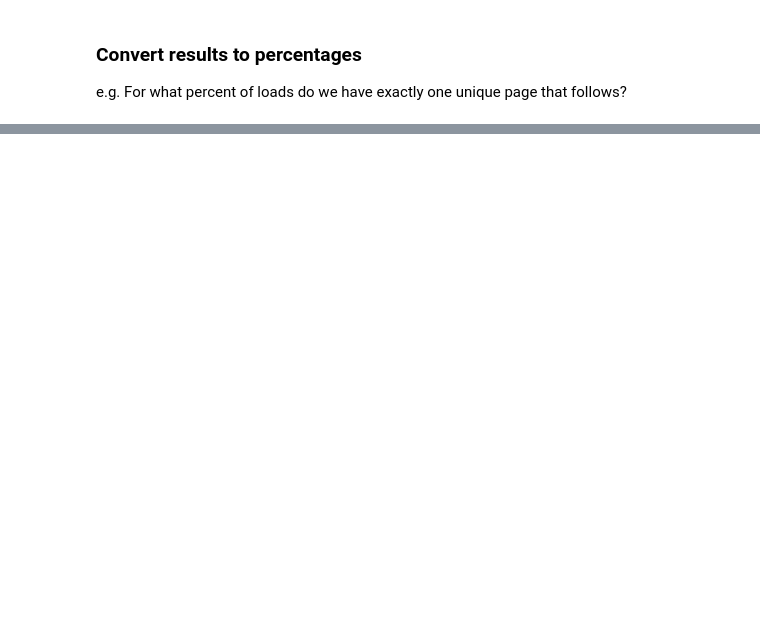
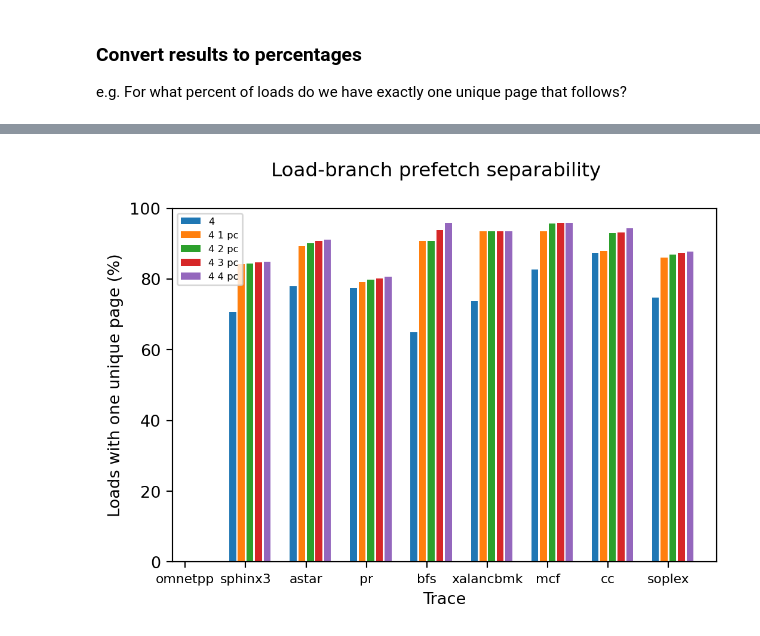
Before and after one commit to cmolder/voyager-analysis, a Jupyter notebook: 20220110-loadbranch-corr.ipynb, the cells around one changed output, grey strips where cells are left out. Saved outputs shown, nothing was run; the diff lists cells and outputs as text; code cells hidden in the pictures; blank space fills up the shorter version.

```diff
--- a/20220110-loadbranch-corr.ipynb
+++ b/20220110-loadbranch-corr.ipynb
@@ -113,0 +83,5 @@ for trace, res in results.items():
+# %%
+def trigger_str(trig):
+    l, b, bt = trig
+    s = f'{l} {b if b else ""} {bt if bt else ""}'
+    return s.rstrip()
@@ -113,0 +167,47 @@ for trace, res in results.items():
+# %%
+def plot_usefulness(results_pct, triggers):
+    fig, ax = plt.subplots(dpi=196)
+
+    for i, trace in enumerate(results_pct):
+        for j, trigger in enumerate(triggers):
+            if trigger not in results_pct[trace]:
+                continue
+            ax.bar(
+                i * (len(triggers) + 2) + j,
+                results_pct[trace][trigger][1] * 100.,
+                color = f'C{j}',
+            )
+
+    # Plot ticks, labels, legend, title
+    ntrace = len(results_pct)
+    ntrig = len(triggers)
+    ax.set_xticks(np.linspace(
+        (ntrig - 2) / 2,
+        ((ntrace - 1) * (ntrig + 2)) + (ntrig - 2) / 2,
+        ntrace
+    ))
+
+    ax.set_xticklabels(results_pct, fontsize=8)
+    ax.set_ylabel('Loads with one unique page (%)')
+    ax.set_xlabel('Trace')
+    ax.set_xlim(xmin=0)
+    ax.set_ylim(ymin=0, ymax=100)
+
+    lab = [trigger_str(t) for t in triggers]
+    ax.legend(lab, fontsize=6)
+
+    fig.suptitle(f'Load-branch prefetch separability')
+    plt.show()
+
+###
+TRIGGERS = [
+    (4, 0, None),
+    (4, 1, 'pc'),
+    (4, 2, 'pc'),
+    (4, 3, 'pc'),
+    (4, 4, 'pc')
+]
+
+plot_usefulness(results_pct, TRIGGERS)
+# %% [output]
+[figure, added]
```
Also changed, not shown: parts of 10 cells of this notebook.
